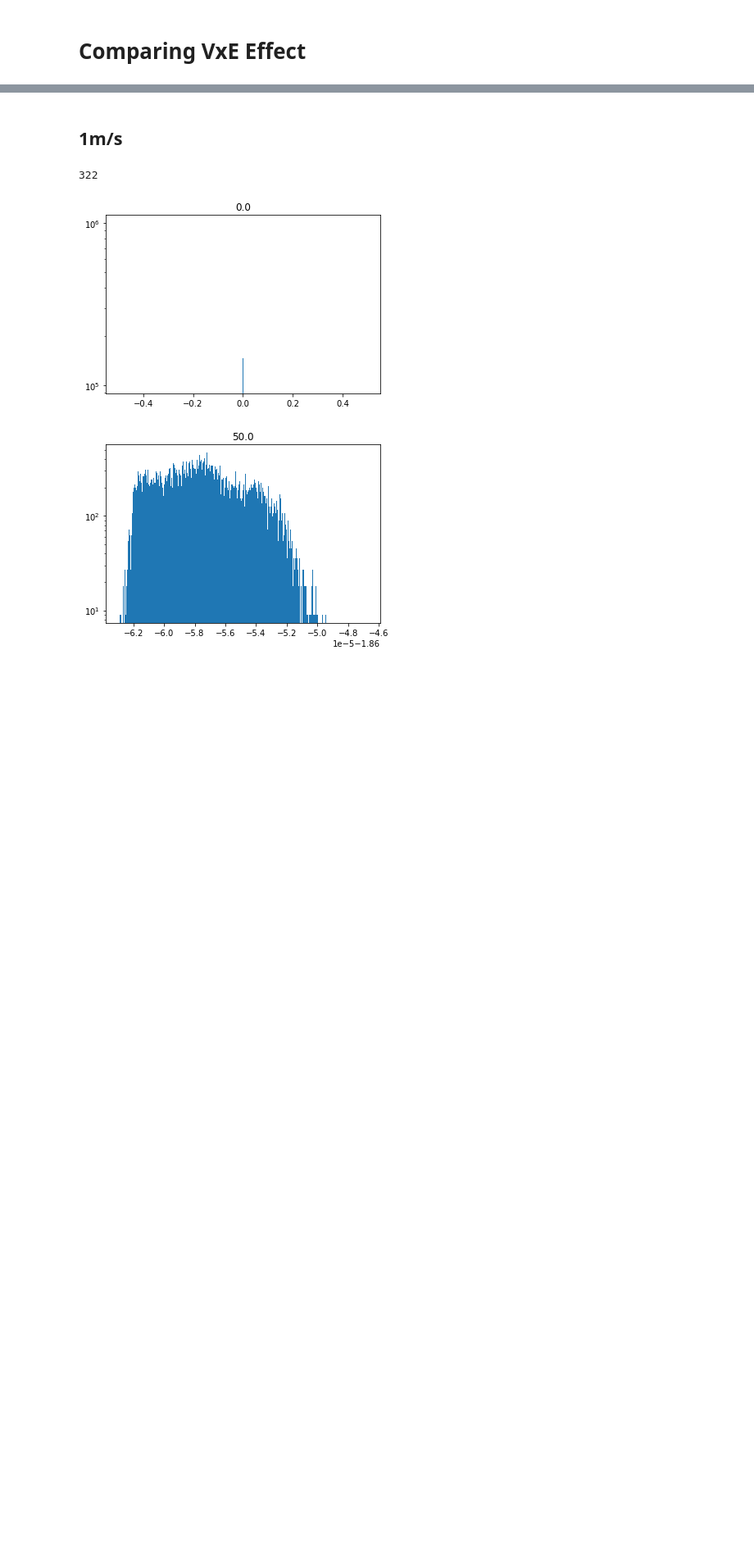
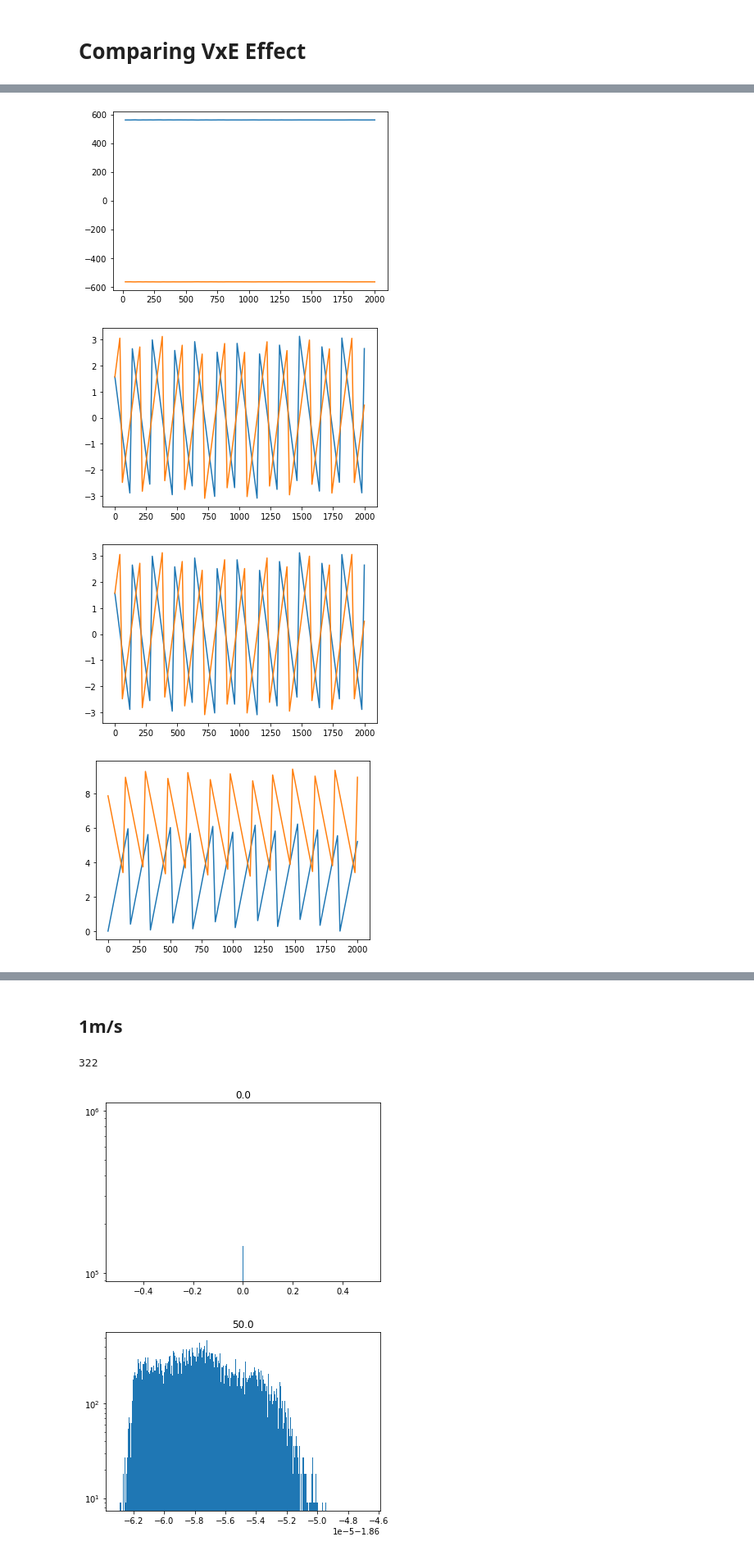
Before and after one commit to rtat-caltech/Spin-tracking, a Jupyter notebook: scripts/ComparingVCrossENeutrons.ipynb, the cells around one changed output, grey strips where cells are left out. Shown at 82% size. Cells and saved outputs as stored; diff of their text form; code cells hidden in the pictures; blank space fills up the shorter version.

Commit message:
in progress update, don't recommend updating to as it has print statements everywhere for debugging gravity

```diff
--- a/scripts/ComparingVCrossENeutrons.ipynb
+++ b/scripts/ComparingVCrossENeutrons.ipynb
@@ -191,0 +131,9 @@ results0ms = analyzeDataset(dataset0ms, plot=True)
+# %%
+velocities = [5]
+parameters['gravity'] = 'false'
+parameters['diffuse'] = '0'
+parameters['B0'] = '3.0e-6, 0, 0' #magnetic field
+normalField = runTests(parameters, velocities)
+parameters['B0'] = '-3.0e-6, 0, 0' #magnetic field
+backwards = runTests(parameters, velocities)
+#resultsNoGravitySpecular = runTests(parameters, velocities)
@@ -191,0 +175,22 @@ results0ms = analyzeDataset(dataset0ms, plot=True)
+# %%
+plt.plot(normalField['times'], normalField['shifts'][0,:])
+plt.plot(backwards['times'], backwards['shifts'][0,:])
+plt.show()
+
+plt.plot(normalField['times'], normalField['rawVals'][0,:])
+plt.plot(backwards['times'], backwards['rawVals'][0,:])
+plt.show()
+
+plt.plot(normalField['times'], normalField['calcPhase'])
+plt.plot(backwards['times'], backwards['calcPhase'])
+plt.show()
+
+plt.plot(normalField['times'], np.mod(normalField['w']*normalField['times'], 2.0*np.pi))
+fixed = normalField['calcPhase'][:] + 2.0*np.pi
+plt.plot(normalField['times'], fixed)
+plt.show()
+# %% [output]
+[figure, added]
+[figure, added]
+[figure, added]
+[figure, added]
```
Also changed, not shown: parts of 17 cells of this notebook, 24 other files.
